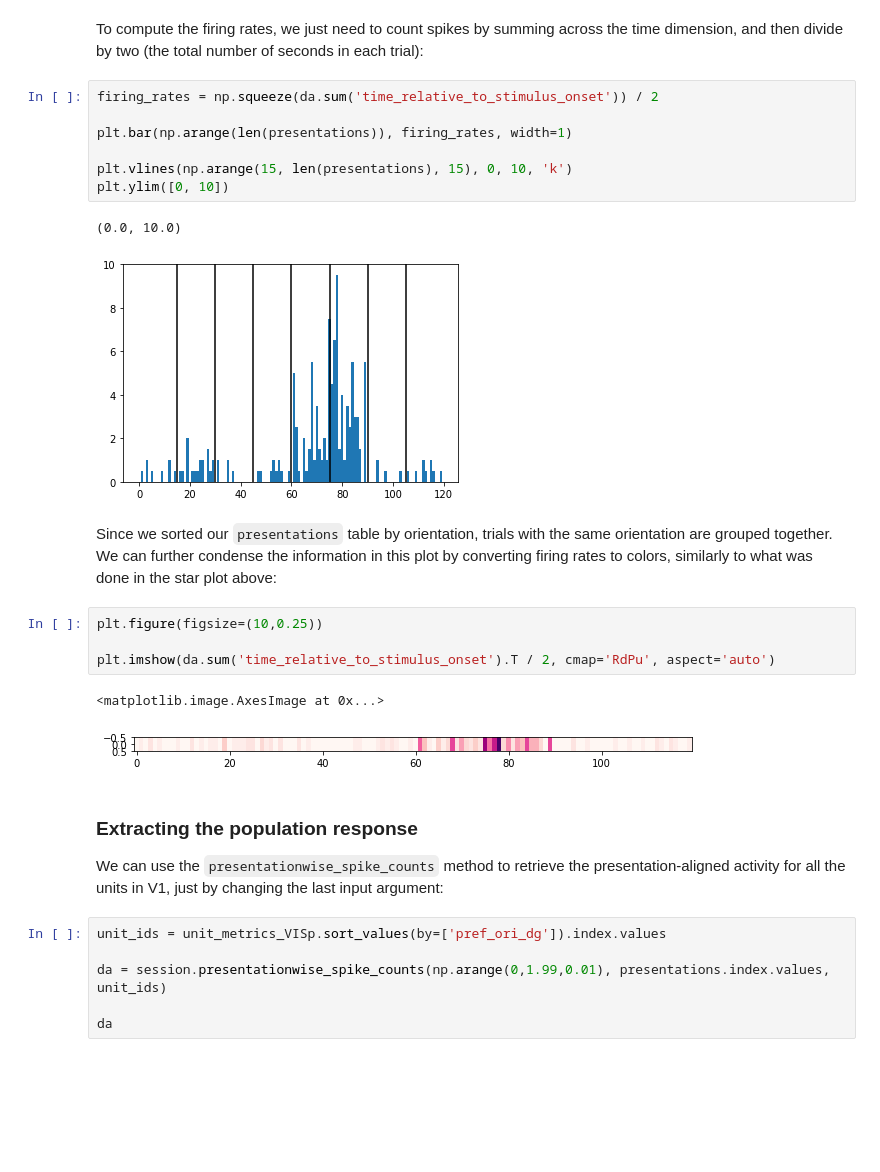
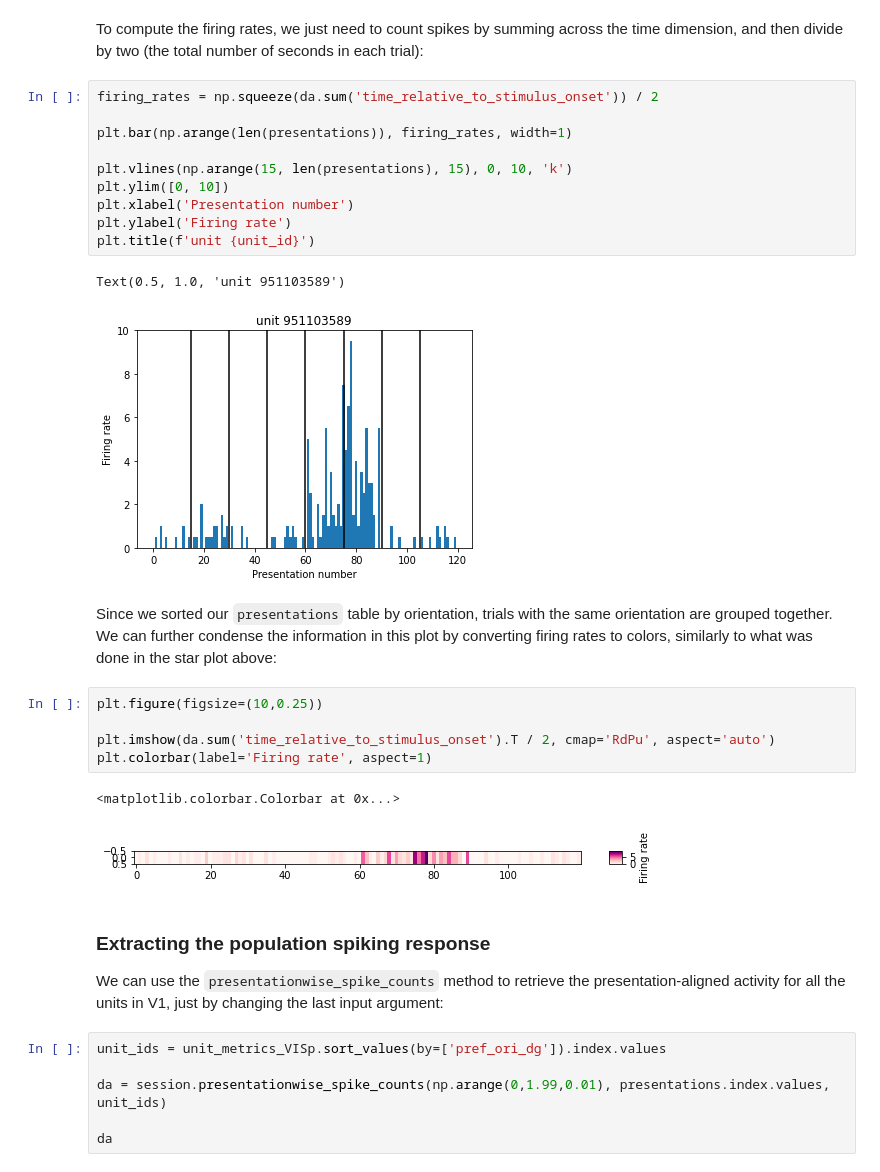
Before and after one commit to AllenSWDB/swdb_visualcoding_template, a Jupyter notebook: code/Day 2 - Tutorial 1.ipynb, the cells around one changed output. Drawn from its saved outputs; the diff is of its cells as text; blank space fills up the shorter version.

```diff
--- a/code/Day 2 - Tutorial 1.ipynb
+++ b/code/Day 2 - Tutorial 1.ipynb
@@ -306,24 +320,28 @@ To compute the firing rates, we just need to count spikes by summing across the
 # %%
 firing_rates = np.squeeze(da.sum('time_relative_to_stimulus_onset')) / 2
 
 plt.bar(np.arange(len(presentations)), firing_rates, width=1)
 
 plt.vlines(np.arange(15, len(presentations), 15), 0, 10, 'k')
 plt.ylim([0, 10])
+plt.xlabel('Presentation number')
+plt.ylabel('Firing rate')
+plt.title(f'unit {unit_id}')
 # %% [output]
-(0.0, 10.0)
+Text(0.5, 1.0, 'unit 951103589')
-[figure, old version]
+[figure, new version]
 # %% [markdown]
 Since we sorted our `presentations` table by orientation, trials with the same orientation are grouped together. We can further condense the information in this plot by converting firing rates to colors, similarly to what was done in the star plot above:
 # %%
 plt.figure(figsize=(10,0.25))
 
 plt.imshow(da.sum('time_relative_to_stimulus_onset').T / 2, cmap='RdPu', aspect='auto')
+plt.colorbar(label='Firing rate', aspect=1)
 # %% [output]
-<matplotlib.image.AxesImage at 0x...>
+<matplotlib.colorbar.Colorbar at 0x...>
-[figure, old version]
+[figure, new version]
 # %% [markdown]
-### Extracting the population response
+### Extracting the population spiking response
 
 We can use the `presentationwise_spike_counts` method to retrieve the presentation-aligned activity for all the units in V1, just by changing the last input argument:
 # %%
```
Also changed, not shown: parts of 35 cells of this notebook, 1 other file.
